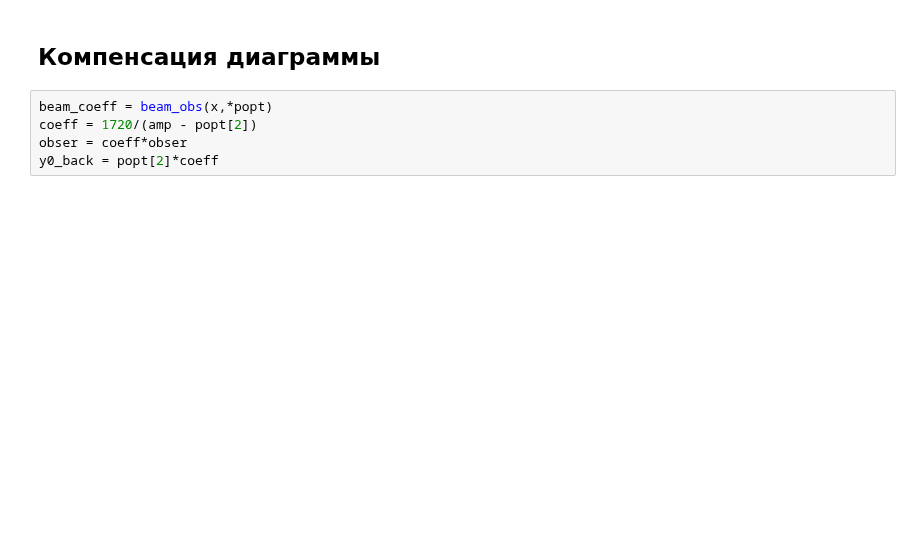
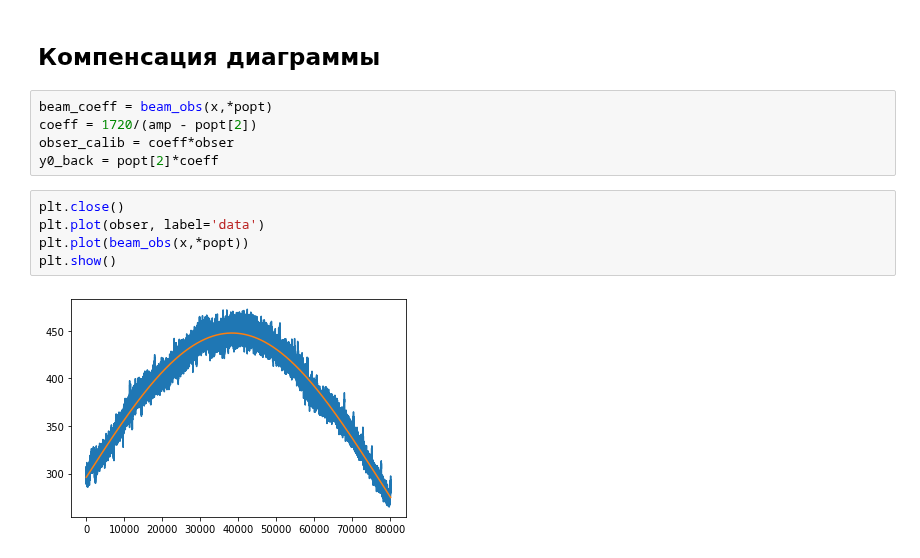
Before and after one commit to KazAndr/SWTraject, a Jupyter notebook: diagramma_napravlennosti.ipynb, the cells around one changed output. Saved outputs shown, nothing was run; the diff lists cells and outputs as text; blank space fills up the shorter version.

```diff
--- a/diagramma_napravlennosti.ipynb
+++ b/diagramma_napravlennosti.ipynb
@@ -257,7 +257,14 @@ popt[2]
 # %%
 beam_coeff = beam_obs(x,*popt)
 coeff = 1720/(amp - popt[2])
-obser = coeff*obser
+obser_calib = coeff*obser
 y0_back = popt[2]*coeff
+# %%
+plt.close()
+plt.plot(obser, label='data')
+plt.plot(beam_obs(x,*popt))
+plt.show()
+# %% [output]
+[figure, added]
 # %%
 cor_d = []
```
Also changed, not shown: parts of 10 cells of this notebook.
